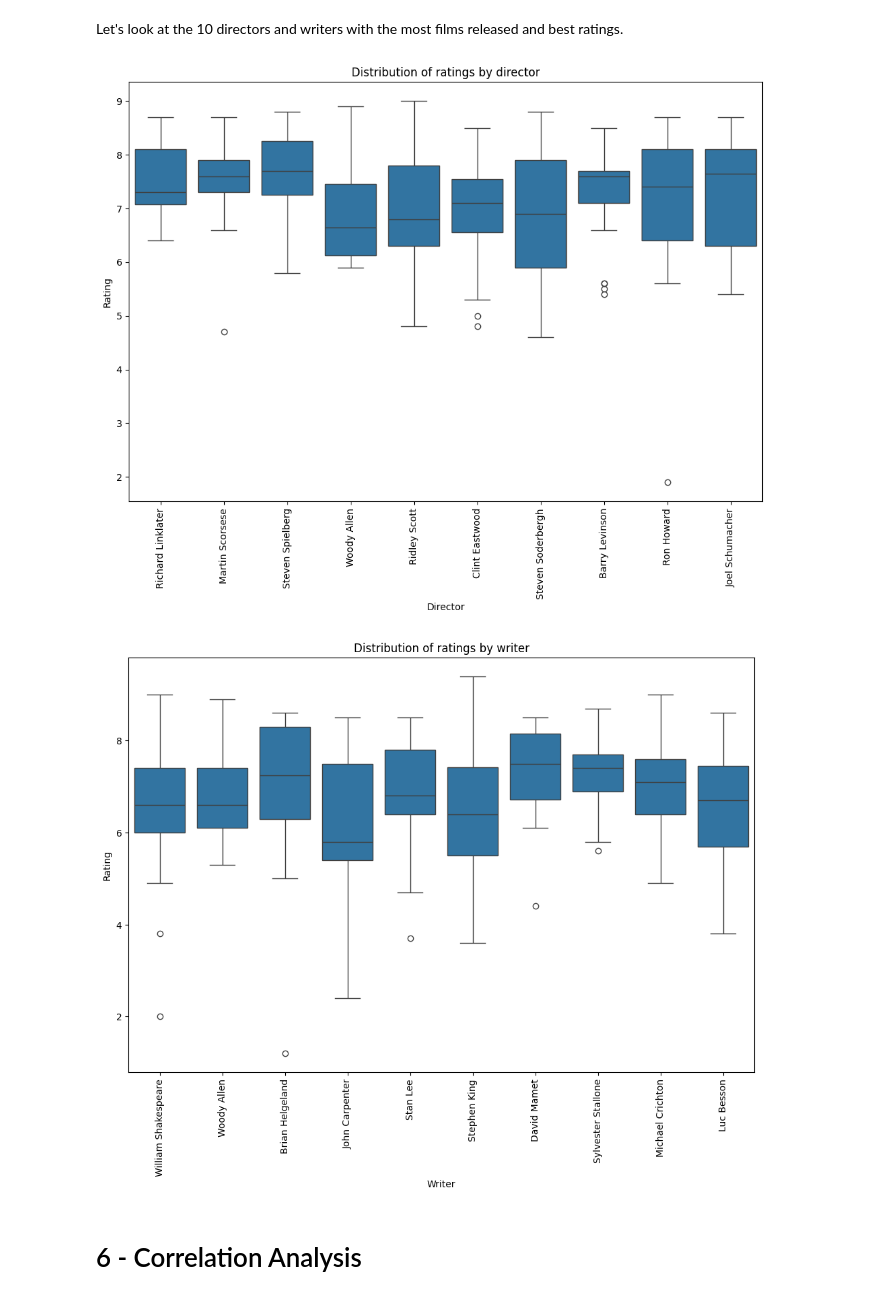
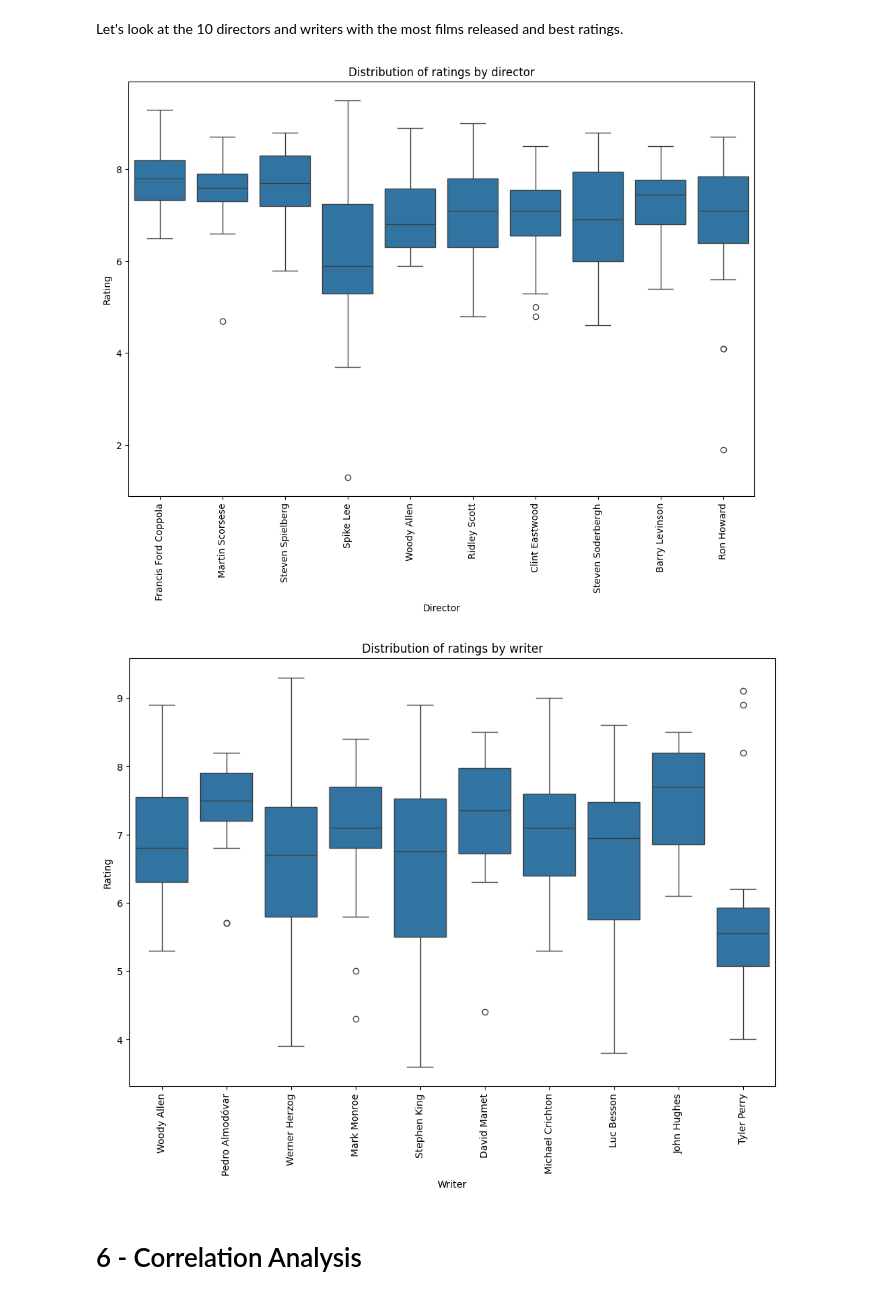
Before and after one commit to Thibaut5599/Analysis_MovieDataset, a Jupyter notebook: Movies_1910_2024.ipynb, the cells around one changed output. Saved outputs shown, nothing was run; the diff lists cells and outputs as text; code cells hidden in the pictures.

```diff
--- a/Movies_1910_2024.ipynb
+++ b/Movies_1910_2024.ipynb
@@ -454,0 +638,8 @@ df.head(3)
+# %%
+# Keep the first director that appaears in the "Directed by" column
+df["Directed by"] = df["Directed by"].str.split(",").str[0]
+
+# Keep the first writer that appaears in the "Written by" column
+df["Written by"] = df["Written by"].str.split(",").str[0]
+
+df.head(3)
@@ -455,3 +653,5 @@ df.head(3)
+# %%
+df = df.rename(columns={"Directed by": "Director", "Written by": "Writer"})
 # %% [markdown]
 # 5 - Exploratory Data Analysis
 # %% [markdown]
@@ -743,7 +937,7 @@ We see that the directors and writers with the best ratings are those who have o
 Let's look at the average ratings of directors and writers by sorting them in descending order of the number of movies released, then for the same number of movies released, in descending order of average rating.
 # %%
 ########## TOP DIRECTORS ##########
-top_director_rating = df_directors.groupby("Director").agg(
+top_director_rating = df.groupby("Director").agg(
     Rating=("Rating", "mean"),
     Film_Count=("Director", "size")
 ).sort_values(by=["Film_Count","Rating"], ascending=False).reset_index()
@@ -764,6 +958,10 @@ top_director_rating.head(10)
 # %%
 ########## TOP WRITERS ##########
-top_writer_rating = df_writers.groupby("Writer").agg(
+
+# Filter the dataframe to exclude "Unknown" writers
+filtered_df = df[df["Writer"] != "Unknown"]
+
+top_writer_rating = filtered_df.groupby("Writer").agg(
     Rating=("Rating", "mean"),
     Film_Count=("Writer", "size")
 ).sort_values(by=["Film_Count","Rating"], ascending=False).reset_index()
@@ -790,20 +988,20 @@ Let's look at the 10 directors and writers with the most films released and best
 # %%
 # Boxplot of ratings by director
 plt.figure(figsize=(12, 8))
-sns.boxplot(data=df_directors[df_directors["Director"].isin(top_director_rating["Director"].head(10))], x="Director", y="Rating")
+sns.boxplot(data=df[df["Director"].isin(top_director_rating["Director"].head(10))], x="Director", y="Rating")
 plt.xticks(rotation=90)
 plt.title("Distribution of ratings by director")
 plt.show()
 
 # Boxplot of ratings by writer
 plt.figure(figsize=(12, 8))
-sns.boxplot(data=df_writers[df_writers["Writer"].isin(top_writer_rating["Writer"].head(10))], x="Writer", y="Rating")
+sns.boxplot(data=df[df["Writer"].isin(top_writer_rating["Writer"].head(10))], x="Writer", y="Rating")
 plt.xticks(rotation=90)
 plt.title("Distribution of ratings by writer")
 plt.show()
 # %% [output]
-[figure, old version]
+[figure, new version]
-[figure, old version]
+[figure, new version]
 # %% [markdown]
 # 6 - Correlation Analysis
 # %% [markdown]
```
Also changed, not shown: parts of 72 cells of this notebook.
